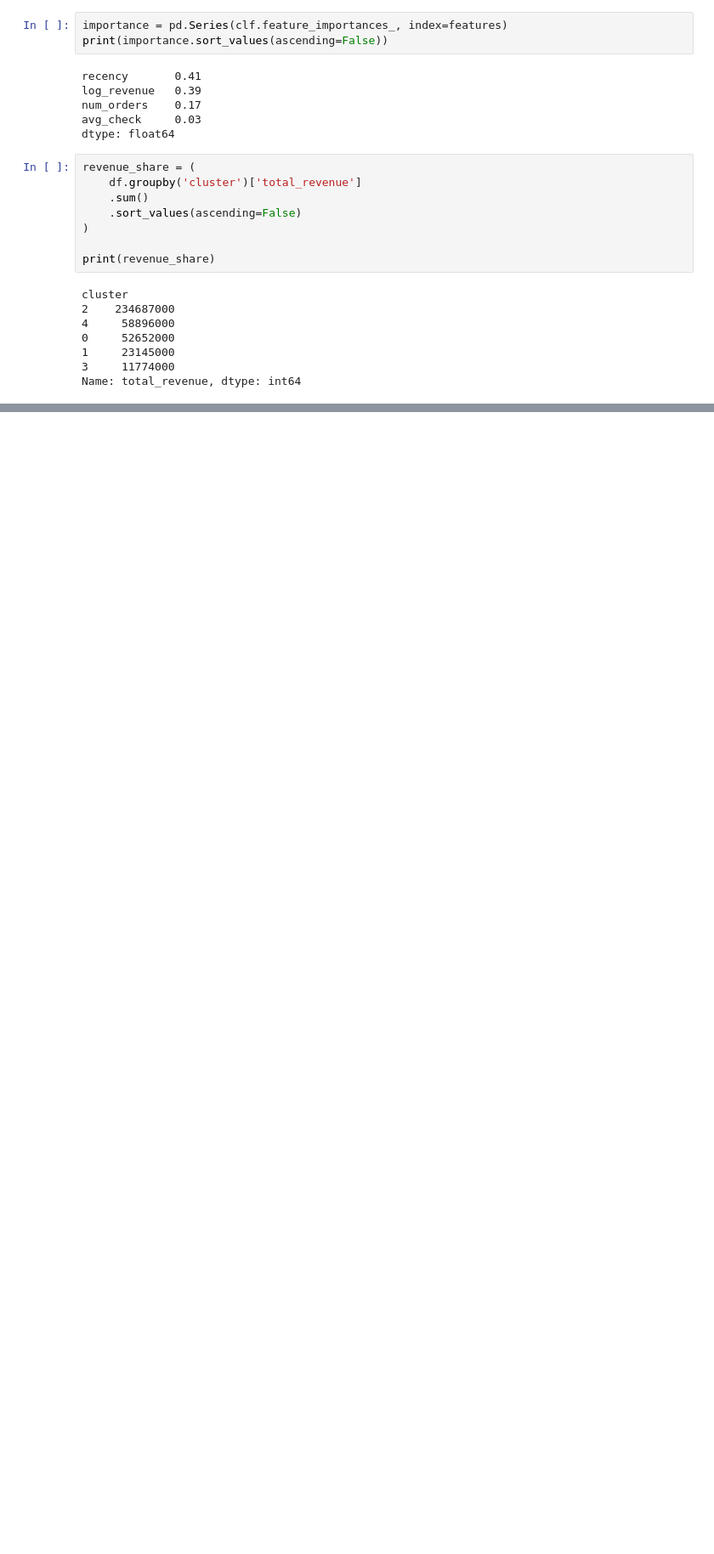
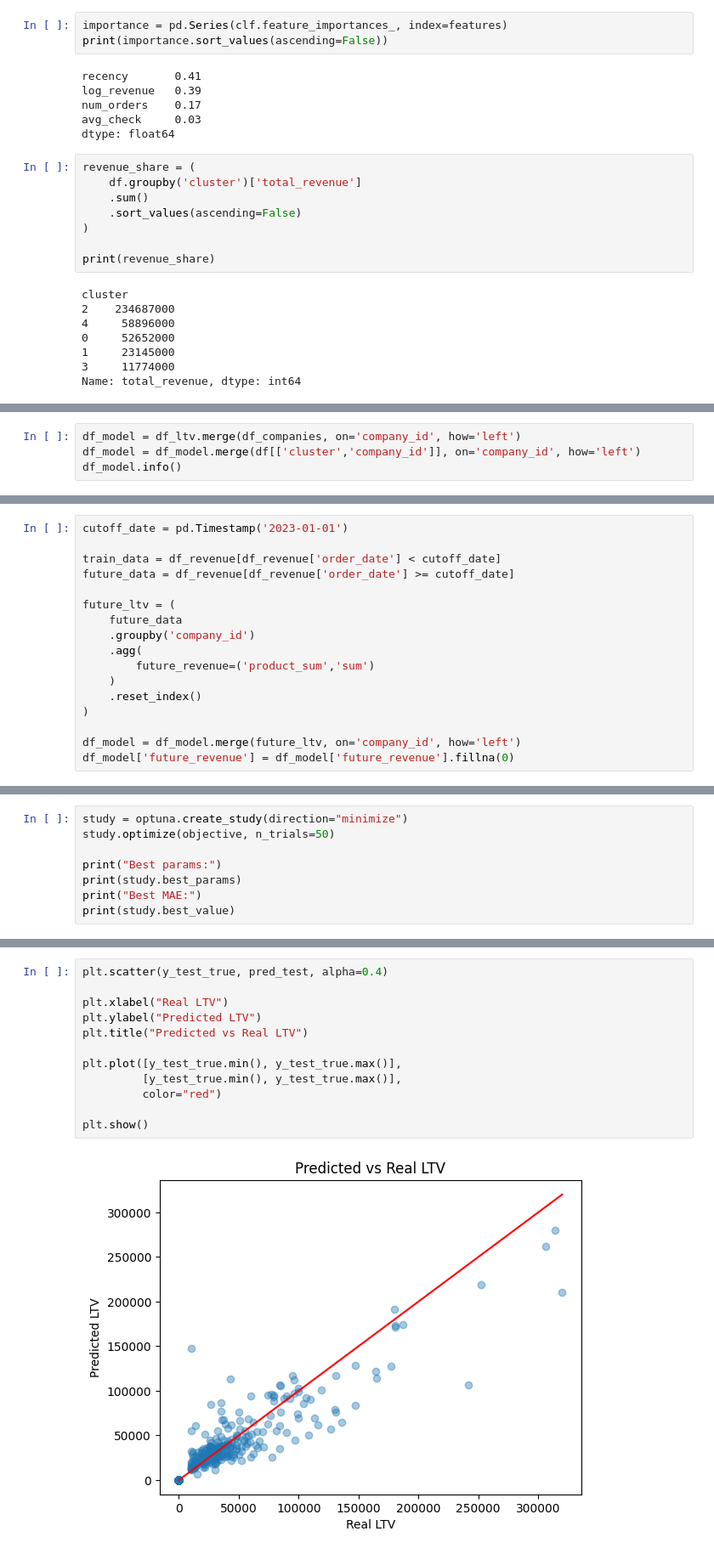
Before and after one commit to HSE-Datathon/b2b-ltv-analytics, a Jupyter notebook: main.ipynb, the cells around one changed output, grey strips where cells are left out. Shown at 85% size. Cells and saved outputs as stored; diff of their text form; blank space fills up the shorter version.

```diff
--- a/main.ipynb
+++ b/main.ipynb
@@ -506,0 +562,4 @@ Name: total_revenue, dtype: int64
+# %%
+df_model = df_ltv.merge(df_companies, on='company_id', how='left')
+df_model = df_model.merge(df[['cluster','company_id']], on='company_id', how='left')
+df_model.info()
@@ -506,0 +591,17 @@ Name: total_revenue, dtype: int64
+# %%
+cutoff_date = pd.Timestamp('2023-01-01')
+
+train_data = df_revenue[df_revenue['order_date'] < cutoff_date]
+future_data = df_revenue[df_revenue['order_date'] >= cutoff_date]
+
+future_ltv = (
+    future_data
+    .groupby('company_id')
+    .agg(
+        future_revenue=('product_sum','sum')
+    )
+    .reset_index()
+)
+
+df_model = df_model.merge(future_ltv, on='company_id', how='left')
+df_model['future_revenue'] = df_model['future_revenue'].fillna(0)
@@ -506,0 +764,8 @@ Name: total_revenue, dtype: int64
+# %%
+study = optuna.create_study(direction="minimize")
+study.optimize(objective, n_trials=50)
+
+print("Best params:")
+print(study.best_params)
+print("Best MAE:")
+print(study.best_value)
@@ -506,0 +858,14 @@ Name: total_revenue, dtype: int64
+# %%
+plt.scatter(y_test_true, pred_test, alpha=0.4)
+
+plt.xlabel("Real LTV")
+plt.ylabel("Predicted LTV")
+plt.title("Predicted vs Real LTV")
+
+plt.plot([y_test_true.min(), y_test_true.max()],
+         [y_test_true.min(), y_test_true.max()],
+         color="red")
+
+plt.show()
+# %% [output]
+[figure, added]
```
Also changed, not shown: parts of 37 cells of this notebook.
